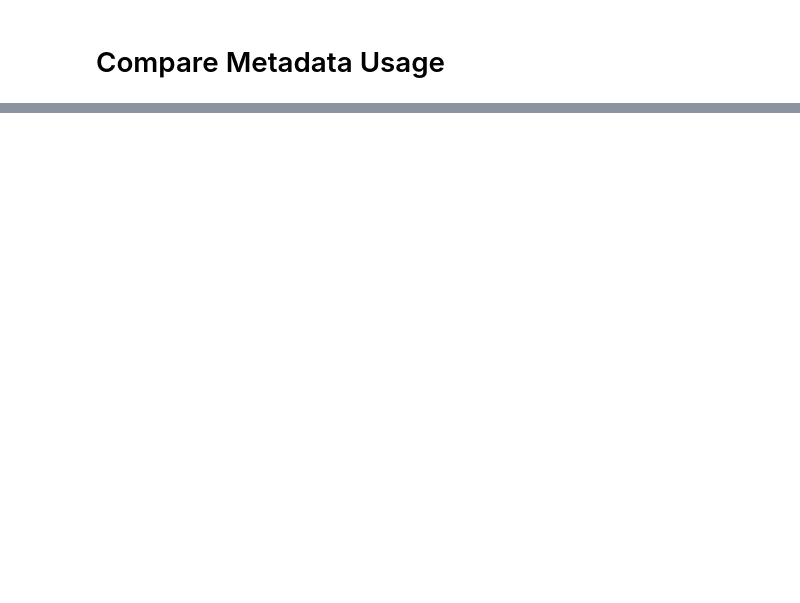
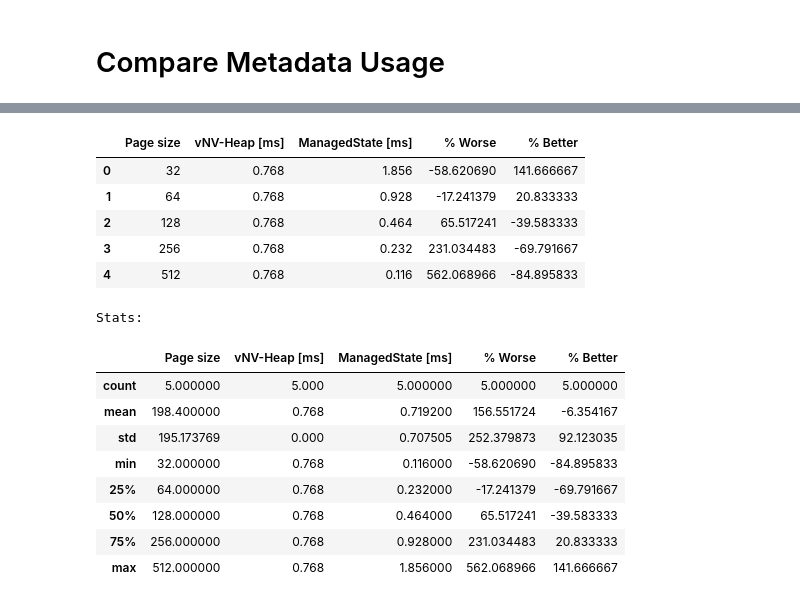
Before and after one commit to markus-gerber/vnv-heap, a Jupyter notebook: evaluation/kvs.ipynb, the cells around one changed output, grey strips where cells are left out. Cells and saved outputs as stored; diff of their text form; code cells hidden in the pictures; blank space fills up the shorter version.

```diff
--- a/evaluation/kvs.ipynb
+++ b/evaluation/kvs.ipynb
@@ -407,0 +413,32 @@ unused ram is: 0
+# %%
+res = []
+for pages_size in metadata_usage_data["page_sizes"]:
+    right = metadata_usage_data[metadata_usage_data["page_sizes"] == pages_size]
+    left = vnv_heap_metadata_usage
+
+    a = left
+    b = right["metadata_sizes"].iloc[0]
+    res.append((pages_size, a,b,(100 * a)/b - 100, (100 * b)/a - 100))
+
+d = pd.DataFrame(res, columns=["Page size", f"vNV-Heap [{unit}]", f"ManagedState [{unit}]", "% Worse", "% Better"])
+
+display(d)
+print("Stats:")
+display(d.describe())
+# %% [output]
+|  | Page size | vNV-Heap [ms] | ManagedState [ms] | % Worse | % Better |
+| 0 | 32 | 0.768 | 1.856 | -58.620690 | 141.666667 |
+| 1 | 64 | 0.768 | 0.928 | -17.241379 | 20.833333 |
+| 2 | 128 | 0.768 | 0.464 | 65.517241 | -39.583333 |
+| 3 | 256 | 0.768 | 0.232 | 231.034483 | -69.791667 |
+| 4 | 512 | 0.768 | 0.116 | 562.068966 | -84.895833 |
+Stats:
+|  | Page size | vNV-Heap [ms] | ManagedState [ms] | % Worse | % Better |
+| count | 5.000000 | 5.000 | 5.000000 | 5.000000 | 5.000000 |
+| mean | 198.400000 | 0.768 | 0.719200 | 156.551724 | -6.354167 |
+| std | 195.173769 | 0.000 | 0.707505 | 252.379873 | 92.123035 |
+| min | 32.000000 | 0.768 | 0.116000 | -58.620690 | -84.895833 |
+| 25% | 64.000000 | 0.768 | 0.232000 | -17.241379 | -69.791667 |
+| 50% | 128.000000 | 0.768 | 0.464000 | 65.517241 | -39.583333 |
+| 75% | 256.000000 | 0.768 | 0.928000 | 231.034483 | 20.833333 |
+| max | 512.000000 | 0.768 | 1.856000 | 562.068966 | 141.666667 |
```
Also changed, not shown: parts of 3 cells of this notebook, 2 other files.
